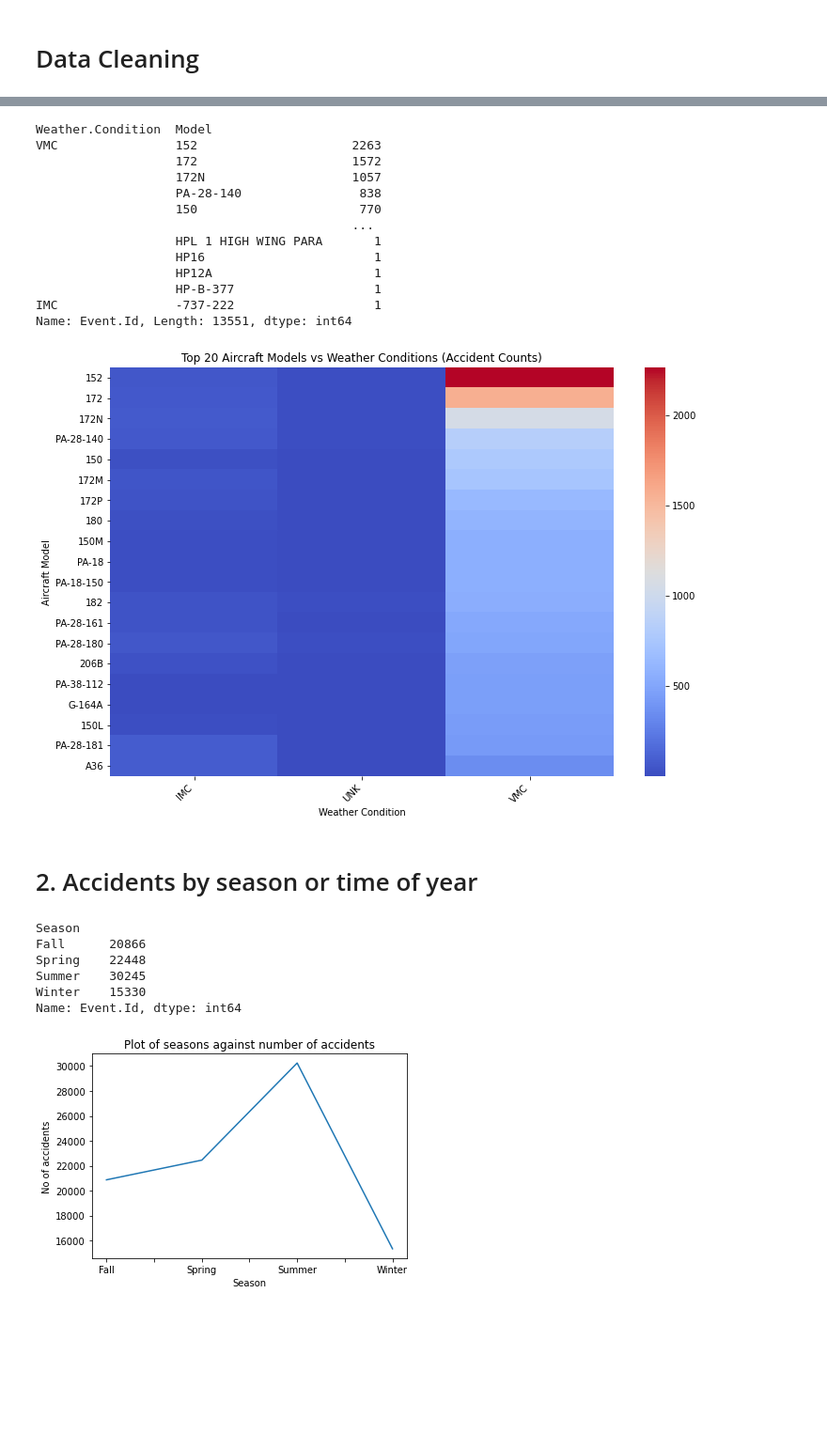
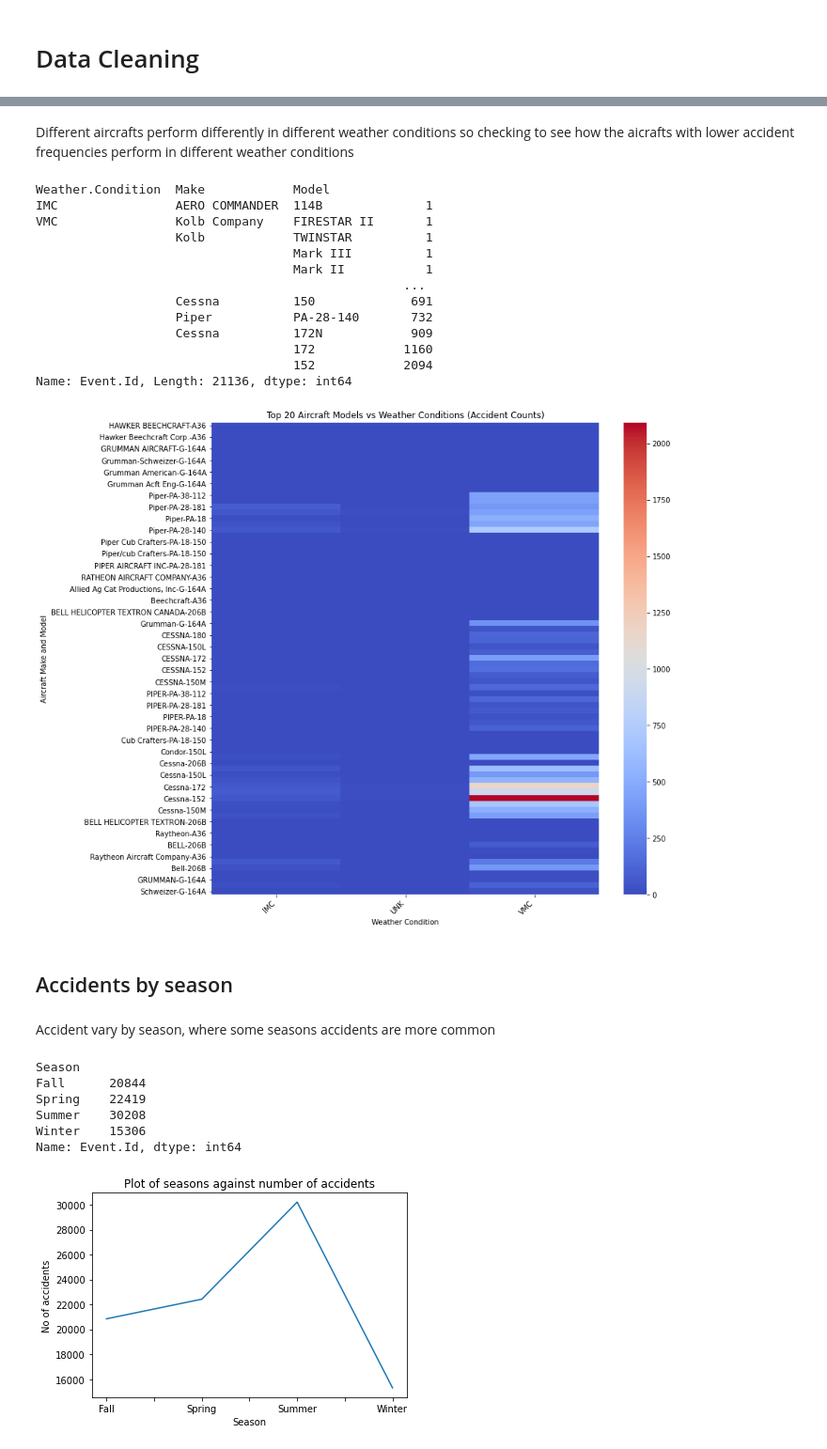
Before and after one commit to Audrey-coder/Phase1-Project, a Jupyter notebook: index.ipynb, the cells around one changed output, grey strips where cells are left out. Shown: that part at 94% size. Drawn from its saved outputs; the diff is of its cells as text; code cells hidden in the pictures; blank space fills up the shorter version.

```diff
--- a/index.ipynb
+++ b/index.ipynb
@@ -18,7 +19,7 @@ import seaborn as sns
 %matplotlib inline
 # %%
 # Loading the data into a dataframe
-df = pd.read_csv('Data/AviationData.csv',encoding='ISO-8859-1',low_memory=False)
+df = pd.read_csv('./Data/AviationData.csv',encoding='ISO-8859-1',low_memory=False)
 df
 # %% [output]
 |  | Event.Id | Investigation.Type | Accident.Number | Event.Date | Location | Country | Latitude | Longitude | ... |
@@ -101,5 +99,5 @@ array(['Stinson', 'Piper', 'Cessna', ..., 'JAMES R DERNOVSEK',
 df.dropna(subset=['Model','Make'],axis=0,inplace=True)
 # %%
 # Dropping unneccessary columns that we will not be using
-columns_to_drop = ['Latitude', 'Longitude', 'Airport.Code', 'Airport.Name', 'FAR.Description', 'Schedule']
+columns_to_drop = ['Latitude', 'Longitude', 'Airport.Code', 'Airport.Name', 'FAR.Description', 'Schedule','Air.carrier']
 df.drop(columns=columns_to_drop,inplace=True)
@@ -211,21 +217,23 @@ Text(0.5, 1.0, '')
+# %% [markdown]
+Different aircrafts perform differently in different weather conditions so checking to see how the aicrafts with lower accident frequencies perform in different weather conditions
 # %%
 # Grouping by Weather Condition and Model to see how they perform in different weather conditions
-weather = df.groupby(['Weather.Condition','Model',])['Event.Id'].count().sort_values(ascending=False)
+weather = df.groupby(['Weather.Condition','Make','Model',])['Event.Id'].count().sort_values(ascending=True)
 weather
 # %% [output]
-Weather.Condition  Model
-VMC                152                     2263
-                   172                     1572
-                   172N                    1057
-                   PA-28-140                838
-                   150                      770
-                                           ...
-                   HPL 1 HIGH WING PARA       1
-                   HP16                       1
-                   HP12A                      1
-                   HP-B-377                   1
-IMC                -737-222                   1
-Name: Event.Id, Length: 13551, dtype: int64
+Weather.Condition  Make            Model
+IMC                AERO COMMANDER  114B              1
+VMC                Kolb Company    FIRESTAR II       1
+                   Kolb            TWINSTAR          1
+                                   Mark III          1
+                                   Mark II           1
+                                                  ...
+                   Cessna          150             691
+                   Piper           PA-28-140       732
+                   Cessna          172N            909
+                                   172            1160
+                                   152            2094
+Name: Event.Id, Length: 21136, dtype: int64
 # %%
 # Identifying the top 20 models with high accidents counts
 top_models = weather.groupby('Model').sum().nlargest(20).index
@@ -235,30 +243,32 @@ filtered_weather = weather.loc[weather.index.get_level_values('Model').isin(top_
 weather_pivot = filtered_weather.unstack(level=0).fillna(0)
 # %%
 # Plotting a heatmap to visualize the data
-plt.figure(figsize=(12, 8))
+plt.figure(figsize=(12, 12))
 sns.heatmap(weather_pivot, cmap="coolwarm", annot=False, cbar=True)
 # Setting the orientation of the ticks
 plt.xticks(rotation=45, ha="right")
 plt.yticks(rotation=0)
 # Creating the appropriate titles and labels
 plt.title("Top 20 Aircraft Models vs Weather Conditions (Accident Counts)")
 plt.xlabel("Weather Condition")
-plt.ylabel("Aircraft Model")
+plt.ylabel("Aircraft Make and Model")
 plt.show()
 # %% [output]
-[figure, old version]
+[figure, new version]
 # %% [markdown]
-# 2. Accidents by season or time of year
+## Accidents by season
+# %% [markdown]
+Accident vary by season, where some seasons accidents are more common
 # %%
 # Grouping by Season
 seasonal_accidents = df.groupby('Season')['Event.Id'].count()
 seasonal_accidents
 # %% [output]
 Season
-Fall      20866
-Spring    22448
-Summer    30245
-Winter    15330
+Fall      20844
+Spring    22419
+Summer    30208
+Winter    15306
 Name: Event.Id, dtype: int64
 # %%
 # Creating a plot of seasons against number of accidents
```
Also changed, not shown: parts of 37 cells of this notebook, 1 other file.
